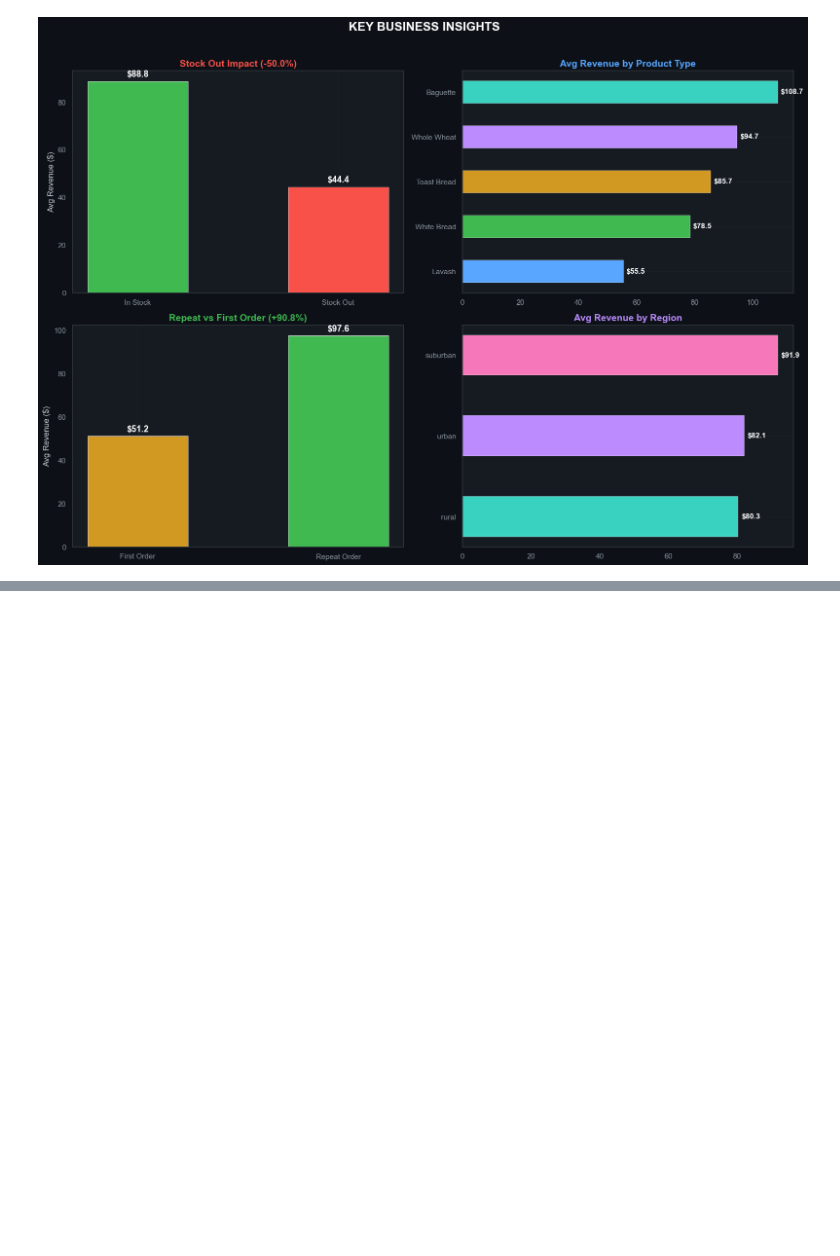
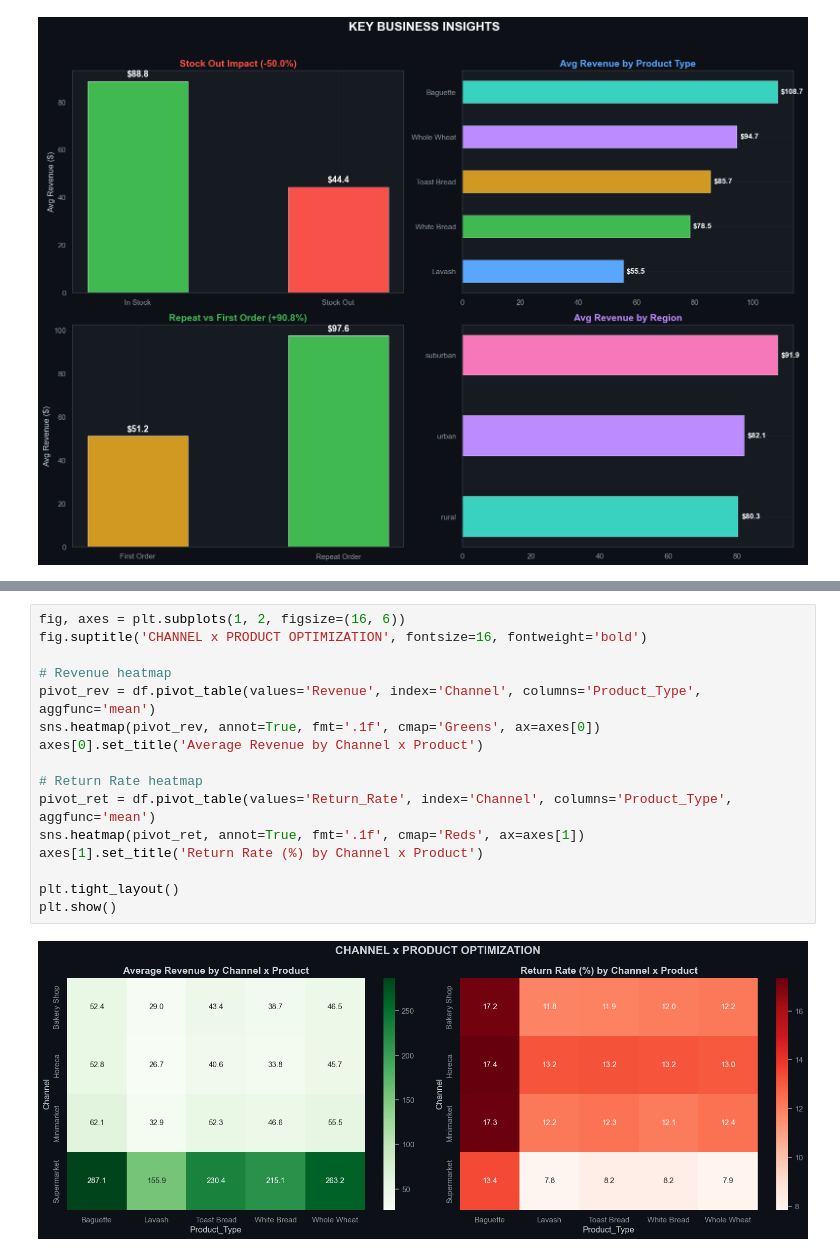
Before and after one commit to kanangoylarov/Holbie-work, a Jupyter notebook: mrshamsi/bread_salesholberton.ipynb, the cells around one changed output, grey strips where cells are left out. Drawn from its saved outputs; the diff is of its cells as text; blank space fills up the shorter version.

```diff
--- a/bread_salesholberton.ipynb
+++ b/mrshamsi/bread_salesholberton.ipynb
@@ -1023,0 +1183,18 @@ print("=" * 70)
+# %%
+fig, axes = plt.subplots(1, 2, figsize=(16, 6))
+fig.suptitle('CHANNEL x PRODUCT OPTIMIZATION', fontsize=16, fontweight='bold')
+
+# Revenue heatmap
+pivot_rev = df.pivot_table(values='Revenue', index='Channel', columns='Product_Type', aggfunc='mean')
+sns.heatmap(pivot_rev, annot=True, fmt='.1f', cmap='Greens', ax=axes[0])
+axes[0].set_title('Average Revenue by Channel x Product')
+
+# Return Rate heatmap
+pivot_ret = df.pivot_table(values='Return_Rate', index='Channel', columns='Product_Type', aggfunc='mean')
+sns.heatmap(pivot_ret, annot=True, fmt='.1f', cmap='Reds', ax=axes[1])
+axes[1].set_title('Return Rate (%) by Channel x Product')
+
+plt.tight_layout()
+plt.show()
+# %% [output]
+[figure, added]
```
Also changed, not shown: parts of 13 cells of this notebook, 8 other files.
